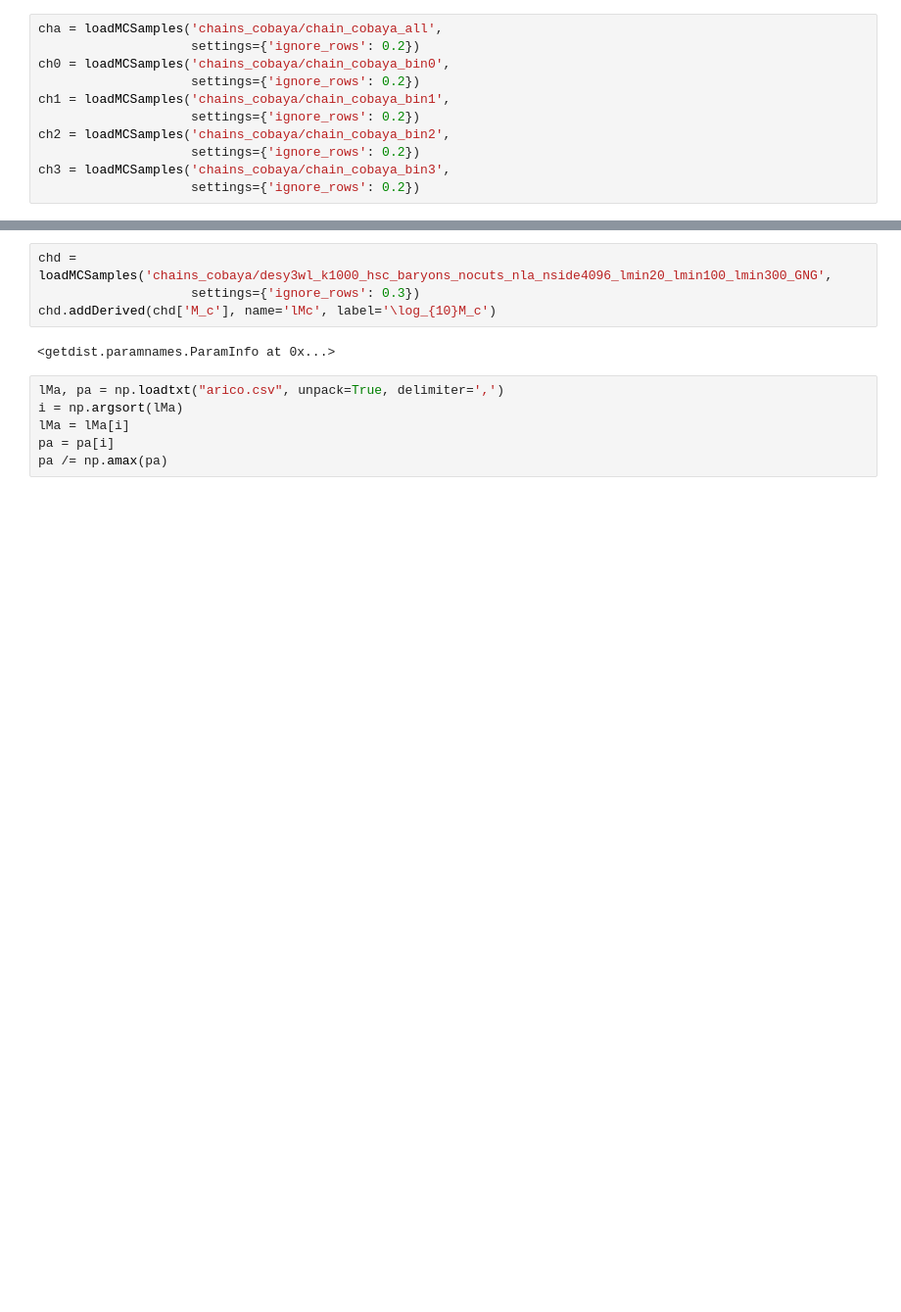
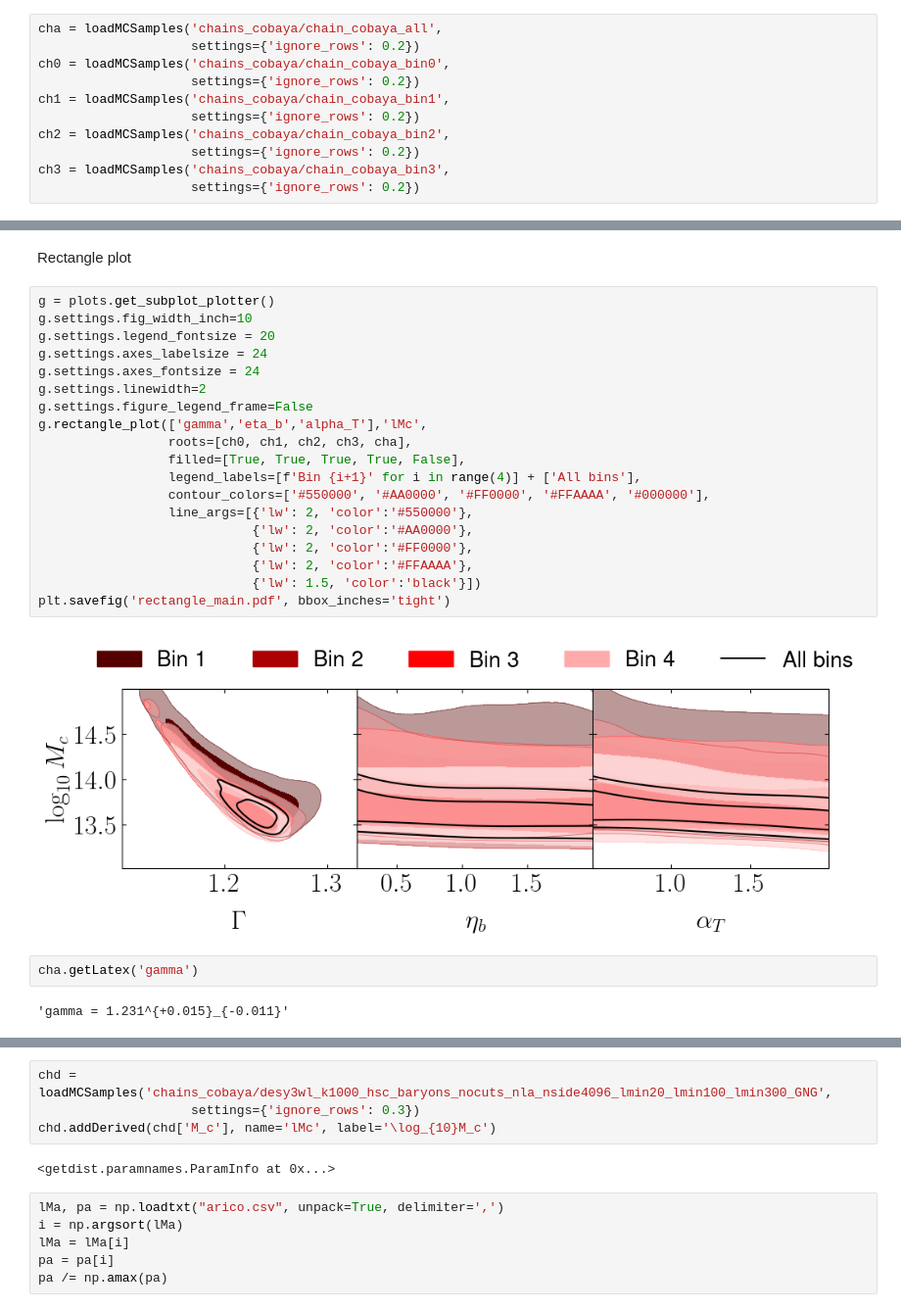
Before and after one commit to Cosmotheka/Cosmotheka_likelihoods, a Jupyter notebook: papers/ROSATx/LikelihoodExample.ipynb, the cells around one changed output, grey strips where cells are left out. Shown at 98% size. Drawn from its saved outputs; the diff is of its cells as text; blank space fills up the shorter version.

Commit message:
latest plots

```diff
--- a/papers/ROSATx/LikelihoodExample.ipynb
+++ b/papers/ROSATx/LikelihoodExample.ipynb
@@ -51,0 +57,27 @@ WARNING:root:2D kernel density bandwidth optimizer failed for eta_b, gamma. Usin
+# %% [markdown]
+Rectangle plot
+# %%
+g = plots.get_subplot_plotter()
+g.settings.fig_width_inch=10
+g.settings.legend_fontsize = 20
+g.settings.axes_labelsize = 24
+g.settings.axes_fontsize = 24
+g.settings.linewidth=2
+g.settings.figure_legend_frame=False
+g.rectangle_plot(['gamma','eta_b','alpha_T'],'lMc',
+                 roots=[ch0, ch1, ch2, ch3, cha],
+                 filled=[True, True, True, True, False],
+                 legend_labels=[f'Bin {i+1}' for i in range(4)] + ['All bins'],
+                 contour_colors=['#550000', '#AA0000', '#FF0000', '#FFAAAA', '#000000'],
+                 line_args=[{'lw': 2, 'color':'#550000'},
+                            {'lw': 2, 'color':'#AA0000'},
+                            {'lw': 2, 'color':'#FF0000'},
+                            {'lw': 2, 'color':'#FFAAAA'},
+                            {'lw': 1.5, 'color':'black'}])
+plt.savefig('rectangle_main.pdf', bbox_inches='tight')
+# %% [output]
+[figure, added]
+# %%
+cha.getLatex('gamma')
+# %% [output]
+'gamma = 1.231^{+0.015}_{-0.011}'
```
Also changed, not shown: parts of 13 cells of this notebook, 1 other file.
